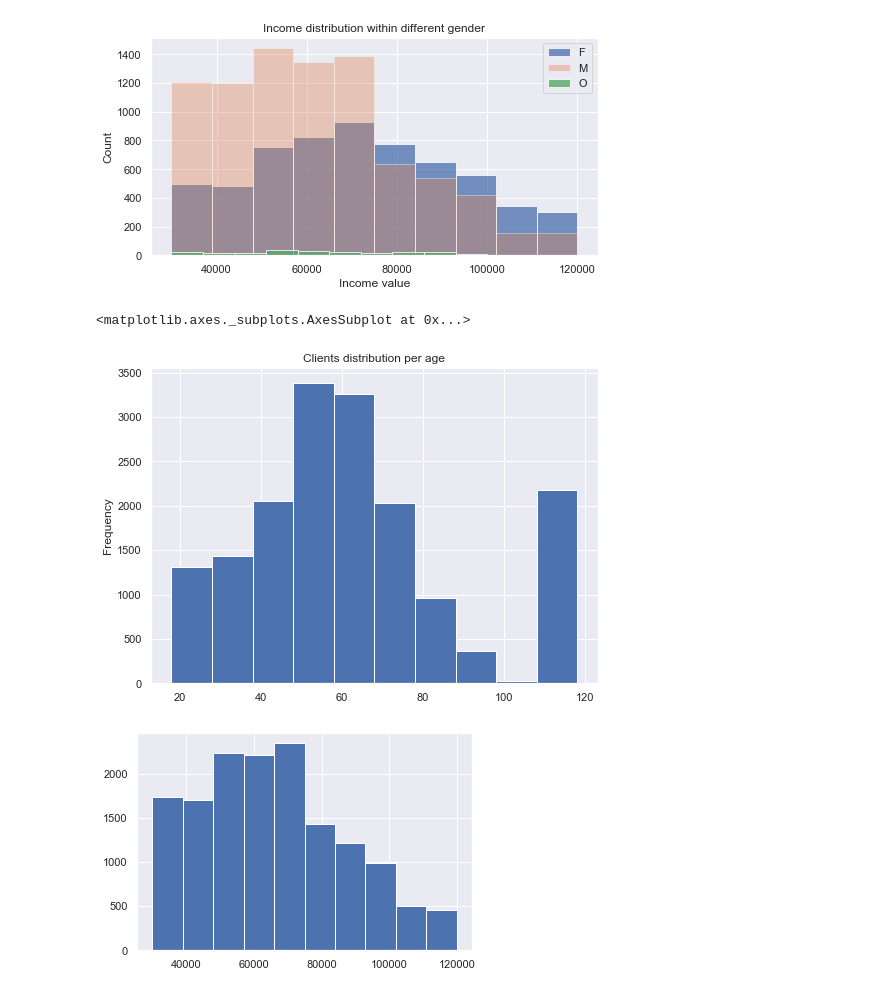
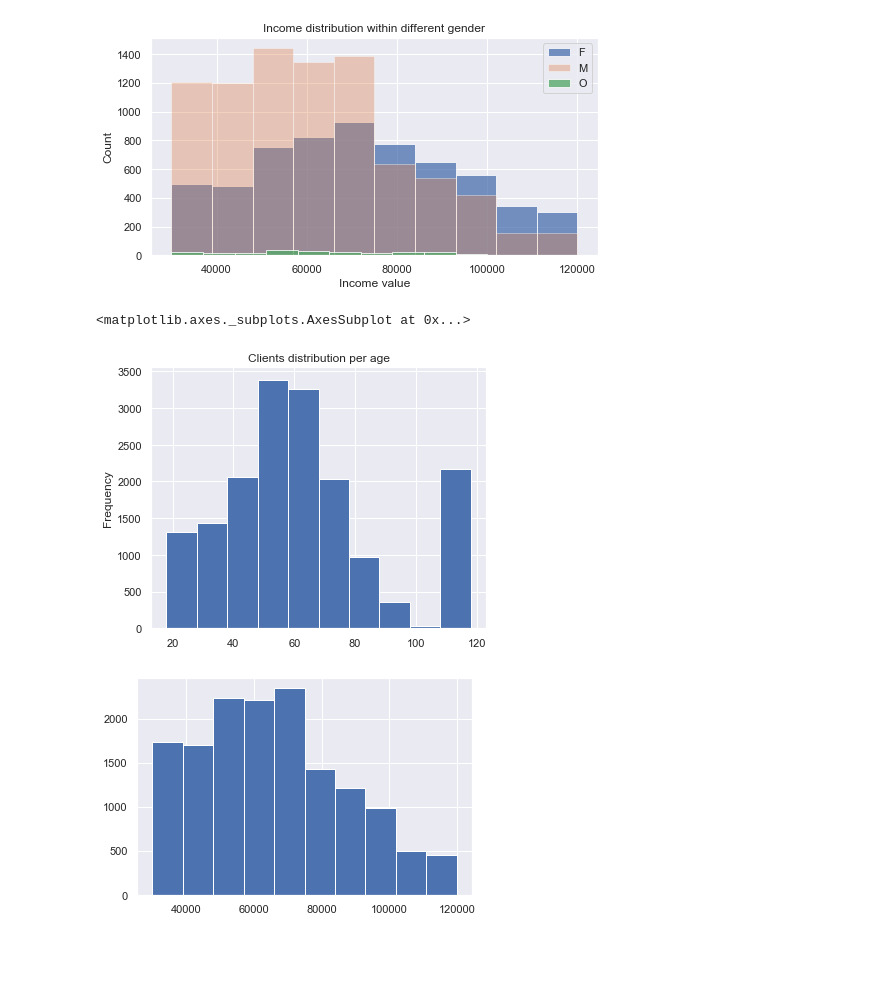
Before and after one commit to Kusainov/funksvd-starbucks, a Jupyter notebook: Starbucks_Capstone_notebook.ipynb, the cells around one changed output. Drawn from its saved outputs; the diff is of its cells as text; code cells hidden in the pictures; blank space fills up the shorter version.

```diff
--- a/Starbucks_Capstone_notebook.ipynb
+++ b/Starbucks_Capstone_notebook.ipynb
@@ -827,12 +829,12 @@ plt.show ()
 # %%
 #plotting customers distribution by age
 profile ['age'].plot (kind = 'hist',
                     title = 'Clients distribution per age',
-                    figsize = (8, 5.8)
+                    figsize = (6, 4.8)
                       )
 # %% [output]
 <matplotlib.axes._subplots.AxesSubplot at 0x...>
-[figure, old version]
+[figure, new version]
 # %%
 #verifying income distribution.
 profile ['income'].hist ();
```
Also changed, not shown: parts of 85 cells of this notebook.
